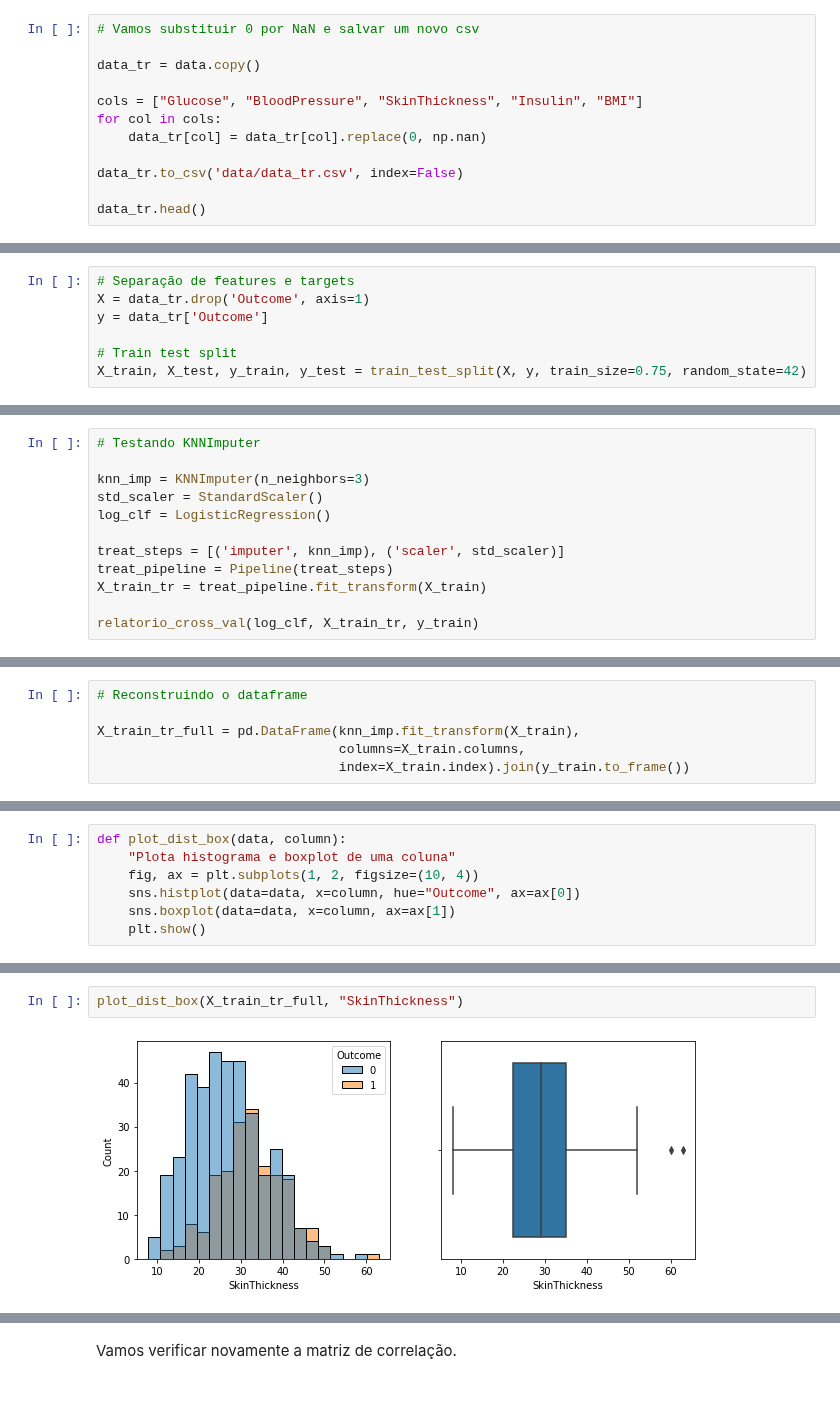
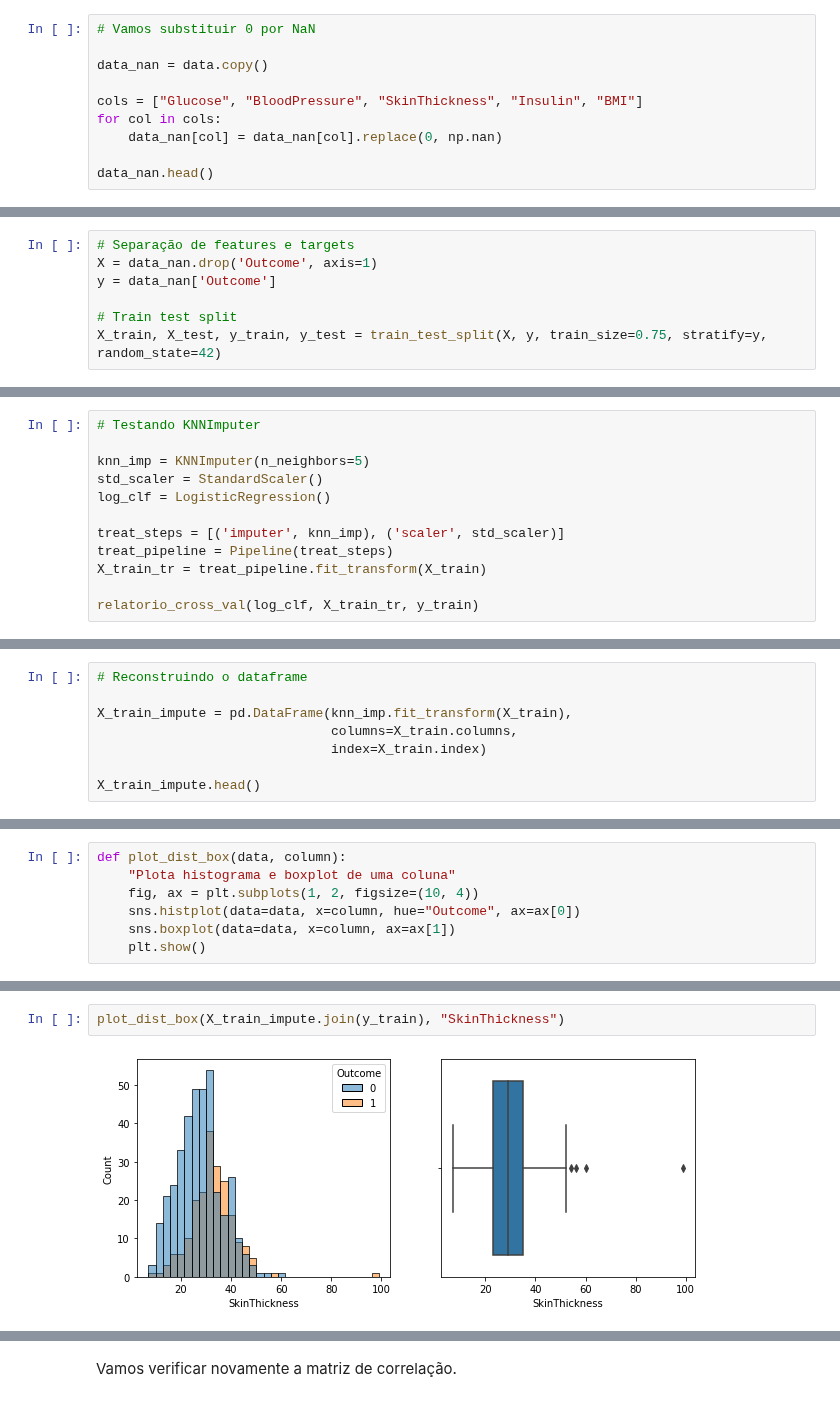
Before and after one commit to franklinzppa/diabetes-classification, a Jupyter notebook: diabetes-clf.ipynb, the cells around one changed output, grey strips where cells are left out. Saved outputs shown, nothing was run; the diff lists cells and outputs as text.

```diff
--- a/diabetes-clf.ipynb
+++ b/diabetes-clf.ipynb
@@ -263,17 +271,15 @@ A partir da EDA podemos concluir que nossa *target* `Outcome` é suficientemente
 # %% [markdown]
 A partir de agora corrigiremos os valores nulos por NaN e reservaremos nosso dataset de teste para o final.
 # %%
-# Vamos substituir 0 por NaN e salvar um novo csv
+# Vamos substituir 0 por NaN
 
-data_tr = data.copy()
+data_nan = data.copy()
 
 cols = ["Glucose", "BloodPressure", "SkinThickness", "Insulin", "BMI"]
 for col in cols:
-    data_tr[col] = data_tr[col].replace(0, np.nan)
+    data_nan[col] = data_nan[col].replace(0, np.nan)
 
-data_tr.to_csv('data/data_tr.csv', index=False)
-
-data_tr.head()
+data_nan.head()
 # %% [output]
 |  | Pregnancies | Glucose | BloodPressure | SkinThickness | Insulin | BMI | DiabetesPedigreeFunction | Age | ... |
 | 0 | 6 | 148.0 | 72.0 | 35.0 | NaN | 33.599998 | 0.627 | 50 | ... |
@@ -304,11 +310,11 @@ memory usage: 34.6 KB
 As colunas que tinham NaN viram floats uma vez que esse tipo de dado não é suportado por integers.
 # %%
 # Separação de features e targets
-X = data_tr.drop('Outcome', axis=1)
-y = data_tr['Outcome']
+X = data_nan.drop('Outcome', axis=1)
+y = data_nan['Outcome']
 
 # Train test split
-X_train, X_test, y_train, y_test = train_test_split(X, y, train_size=0.75, random_state=42)
+X_train, X_test, y_train, y_test = train_test_split(X, y, train_size=0.75, stratify=y, random_state=42)
 # %% [markdown]
 ## Modelo de referência
 # %% [markdown]
@@ -541,7 +571,7 @@ Recall médio: 0.5776 (std=0.0394)
 # %%
 # Testando KNNImputer
 
-knn_imp = KNNImputer(n_neighbors=3)
+knn_imp = KNNImputer(n_neighbors=5)
 std_scaler = StandardScaler()
 log_clf = LogisticRegression()
 
@@ -559,6 +589,8 @@ Vamos usar o tratamento do `KNNImputer`. Antes de prosseguir vamos analisar nova
 # %%
 # Reconstruindo o dataframe
 
-X_train_tr_full = pd.DataFrame(knn_imp.fit_transform(X_train),
-                               columns=X_train.columns,
-                               index=X_train.index).join(y_train.to_frame())
+X_train_impute = pd.DataFrame(knn_imp.fit_transform(X_train),
+                              columns=X_train.columns,
+                              index=X_train.index)
+
+X_train_impute.head()
@@ -593,5 +623,5 @@ plot_dist_box(X_train_tr_full, "BloodPressure")
 # %%
-plot_dist_box(X_train_tr_full, "SkinThickness")
+plot_dist_box(X_train_impute.join(y_train), "SkinThickness")
 # %% [output]
-[figure, old version]
+[figure, new version]
 # %%
```
Also changed, not shown: parts of 87 cells of this notebook, 3 other files.
